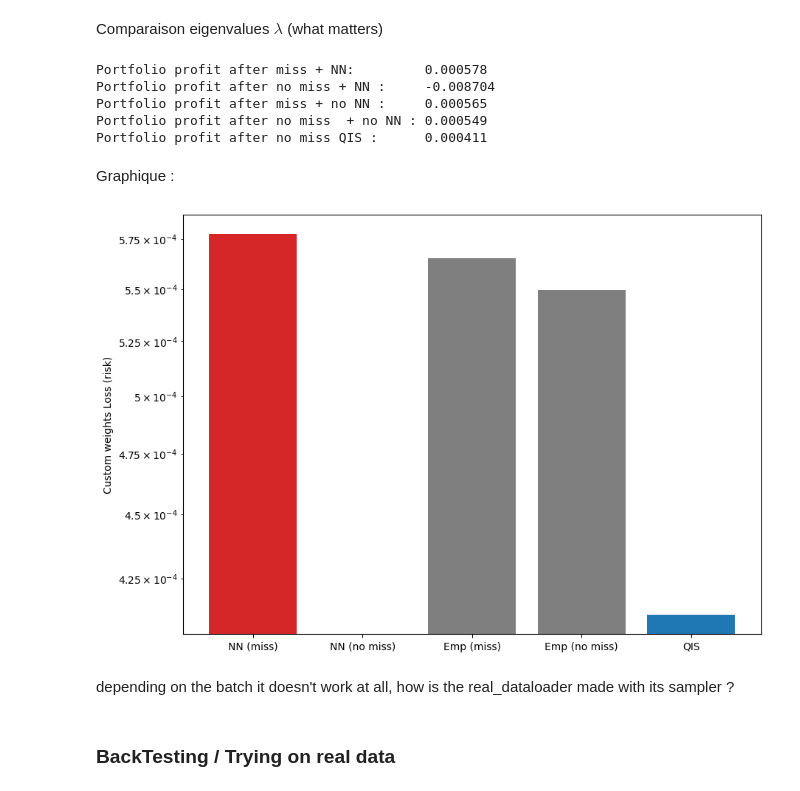
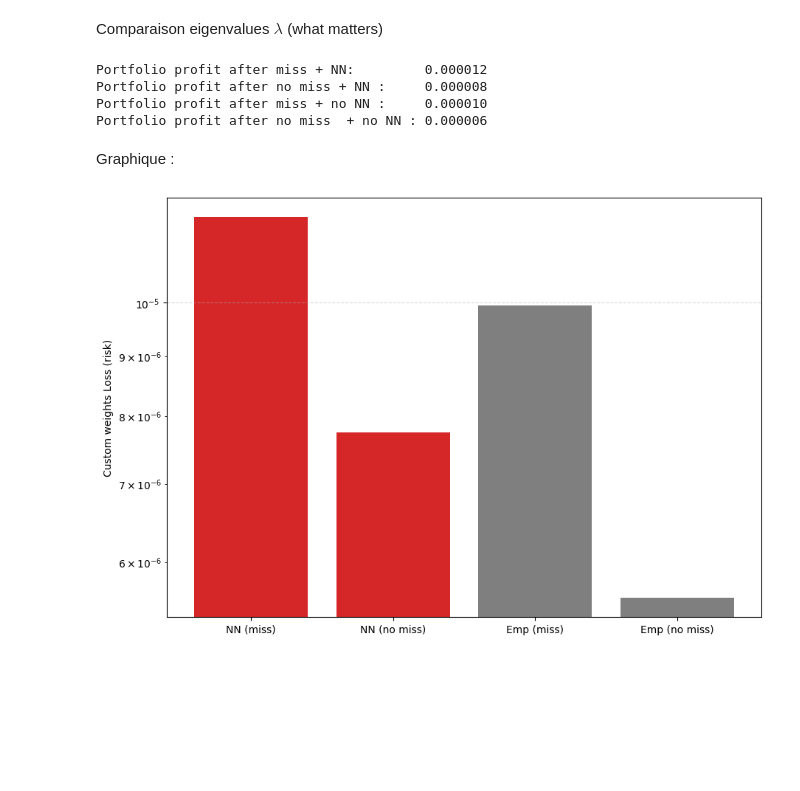
Before and after one commit to Armanddevacc/covariance-cleaning-nn, a Jupyter notebook: NN_real_data.ipynb, the cells around one changed output. Cells and saved outputs as stored; diff of their text form; code cells hidden in the pictures; blank space fills up the shorter version.

```diff
--- a/NN_real_data.ipynb
+++ b/NN_real_data.ipynb
@@ -162,0 +143,3 @@ input_seq_cov_miss, Q_emp_cov_miss, R_oos, T, Tmin, Tmax, input_seq_cov_no_miss,
+# %%
+input_seq_miss, Q_emp_miss, R_oos_miss, T    = next(data_generator_real_data(missing_constant = 2, N_min=N_min, N_max=N_max, T_min=T_min, T_max=T_max, dataset=dataset))
+input_seq_no_miss, Q_emp_no_miss, R_oos_no_miss, T = next(data_generator_real_data(missing_constant = 1, N_min=N_min, N_max=N_max, T_min=T_min, T_max=T_max, dataset=dataset))
@@ -163,16 +148,19 @@ input_seq_cov_miss, Q_emp_cov_miss, R_oos, T, Tmin, Tmax, input_seq_cov_no_miss,
 # %%
-lam_emp_miss     = input_seq_cov_miss[:, :, 0]
-lam_emp_no_miss  = input_seq_cov_no_miss[:, :, 0]
-lam_pred_miss    = model_real_data(input_seq_cov_miss)
-lam_pred_no_miss = model_real_data(input_seq_cov_no_miss)
+lam_emp_miss     = input_seq_miss[:, :, 0]
+lam_emp_no_miss  = input_seq_no_miss[:, :, 0]
+lam_pred_miss    = model_real_data(input_seq_miss)
+lam_pred_no_miss = model_real_data(input_seq_no_miss)
+# %%
+Sigma_true_miss    = torch_cov_pairwise(R_oos_miss)
+Sigma_true_no_miss = torch_cov_pairwise(R_oos_no_miss)
 # %% [markdown]
 Comparaison eigenvalues $\lambda$ (what matters)
 # %%
-loss_pred_lam_miss    = - loss_function_portfolio(lam_emp_miss, Q_emp_cov_miss, R_oos, T)
-loss_pred_lam_no_miss = - loss_function_portfolio(lam_emp_no_miss, Q_emp_cov_no_miss, R_oos, T)
-loss_lam_miss         = - loss_function_portfolio(lam_pred_miss, Q_emp_cov_miss, R_oos, T)
-loss_lam_no_miss      = - loss_function_portfolio(lam_pred_no_miss, Q_emp_cov_no_miss, R_oos, T)
-loss_lam_QIS          = - loss_function_portfolio(lam_QIS, Q_emp_cov_no_miss, R_oos, T)
+loss_pred_lam_miss    = loss_function(lam_emp_miss, Q_emp_miss, Sigma_true_miss, T)
+loss_pred_lam_no_miss = loss_function(lam_emp_no_miss, Q_emp_no_miss, Sigma_true_no_miss, T)
+loss_emp_lam_miss         = loss_function(lam_pred_miss, Q_emp_miss, Sigma_true_miss, T)
+loss_emp_lam_no_miss      = loss_function(lam_pred_no_miss, Q_emp_no_miss, Sigma_true_no_miss, T)
+#loss_lam_QIS          = loss_function(lam_QIS, Q_emp_cov_no_miss, R_oos, T)
 
 # mse_noisy_test_lam
 # mse_shaffer_test_lam = mse(lam_true_oos, lam_emp_1_oos.squeeze(-1))
@@ -180,33 +168,28 @@ loss_lam_QIS          = - loss_function_portfolio(lam_QIS, Q_emp_cov_no_miss, R_
 
 print(f"Portfolio profit after miss + NN:         {loss_pred_lam_miss:.6f}")
 print(f"Portfolio profit after no miss + NN :     {loss_pred_lam_no_miss:.6f}")
-print(f"Portfolio profit after miss + no NN :     {loss_lam_miss:.6f}")
-print(f"Portfolio profit after no miss  + no NN : {loss_lam_no_miss:.6f}")
-print(f"Portfolio profit after no miss QIS :      {loss_lam_QIS:.6f}")
+print(f"Portfolio profit after miss + no NN :     {loss_emp_lam_miss:.6f}")
+print(f"Portfolio profit after no miss  + no NN : {loss_emp_lam_no_miss:.6f}")
+#print(f"Portfolio profit after no miss QIS :      {loss_lam_QIS:.6f}")
 
 # print(f"MSE Shaffer  : {mse_shaffer_test_lam:.6f}")
 # %% [output]
-Portfolio profit after miss + NN:         0.000578
-Portfolio profit after no miss + NN :     -0.008704
-Portfolio profit after miss + no NN :     0.000565
-Portfolio profit after no miss  + no NN : 0.000549
-Portfolio profit after no miss QIS :      0.000411
+Portfolio profit after miss + NN:         0.000012
+Portfolio profit after no miss + NN :     0.000008
+Portfolio profit after miss + no NN :     0.000010
+Portfolio profit after no miss  + no NN : 0.000006
 # %% [markdown]
 Graphique :
 # %%
-labels = ['NN (miss)', 'NN (no miss)', 'Emp (miss)', 'Emp (no miss)', 'QIS']
-values = [loss_pred_lam_miss.item(), loss_pred_lam_no_miss.item(), loss_lam_miss.item(), loss_lam_no_miss.item(), loss_lam_QIS.item()]
-colors = ['tab:red','tab:red','tab:gray','tab:gray','tab:blue']
+labels = ['NN (miss)', 'NN (no miss)', 'Emp (miss)', 'Emp (no miss)']
+values = [loss_pred_lam_miss.item(), loss_pred_lam_no_miss.item(), loss_emp_lam_miss.item(), loss_emp_lam_no_miss.item()]
+colors = ['tab:red','tab:red','tab:gray','tab:gray']
 
 plt.figure(figsize=(9,6), constrained_layout=True)
 plt.bar(labels, values, color=colors)
 plt.yscale('log')
 plt.ylabel('Custom weights Loss (risk)')
 plt.grid(axis='y', ls='--', alpha=.5)
 plt.show()
 # %% [output]
-[figure, old version]
+[figure, new version]
-# %% [markdown]
-depending on the batch it doesn't work at all, how is the real_dataloader made with its sampler ?
-# %% [markdown]
-### BackTesting / Trying on real data
```
Also changed, not shown: parts of 29 cells of this notebook, 3 other files.
